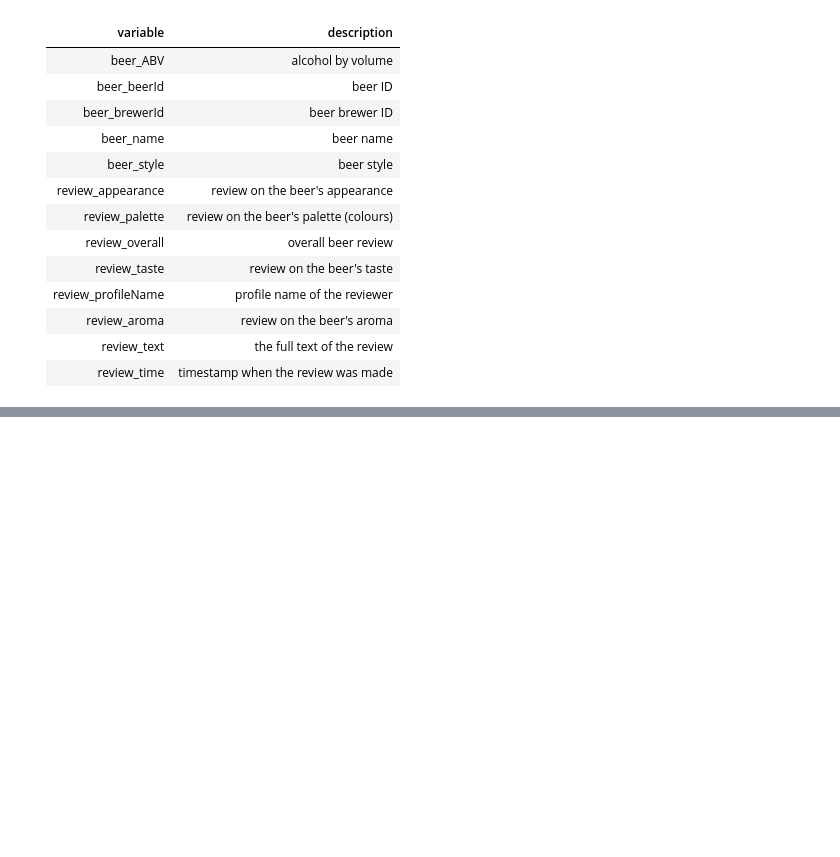
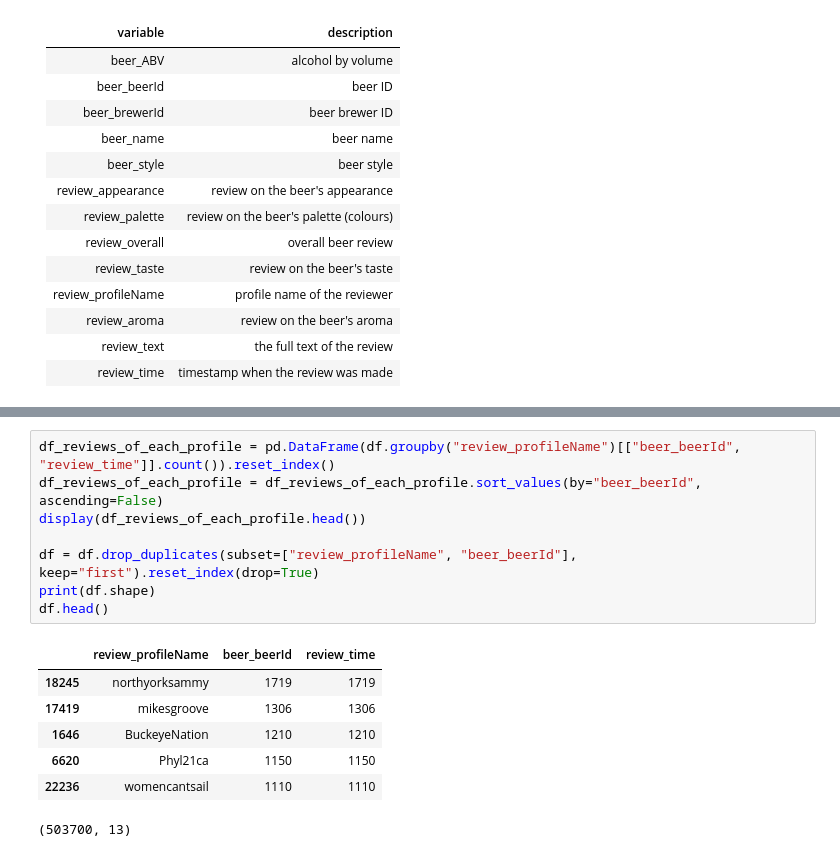
Before and after one commit to Noel-Ocean/Projects_Selected, a Jupyter notebook: EvolentHealth_BestBeer.ipynb, the cells around one changed output, grey strips where cells are left out. Cells and saved outputs as stored; diff of their text form; blank space fills up the shorter version.

```diff
--- a/EvolentHealth_BestBeer.ipynb
+++ b/EvolentHealth_BestBeer.ipynb
@@ -73,0 +121,16 @@ None
+# %%
+df_reviews_of_each_profile = pd.DataFrame(df.groupby("review_profileName")[["beer_beerId", "review_time"]].count()).reset_index()
+df_reviews_of_each_profile = df_reviews_of_each_profile.sort_values(by="beer_beerId", ascending=False)
+display(df_reviews_of_each_profile.head())
+
+df = df.drop_duplicates(subset=["review_profileName", "beer_beerId"], keep="first").reset_index(drop=True)
+print(df.shape)
+df.head()
+# %% [output]
+|  | review_profileName | beer_beerId | review_time |
+| 18245 | northyorksammy | 1719 | 1719 |
+| 17419 | mikesgroove | 1306 | 1306 |
+| 1646 | BuckeyeNation | 1210 | 1210 |
+| 6620 | Phyl21ca | 1150 | 1150 |
+| 22236 | womencantsail | 1110 | 1110 |
+(503700, 13)
```
Also changed, not shown: parts of 12 cells of this notebook.
